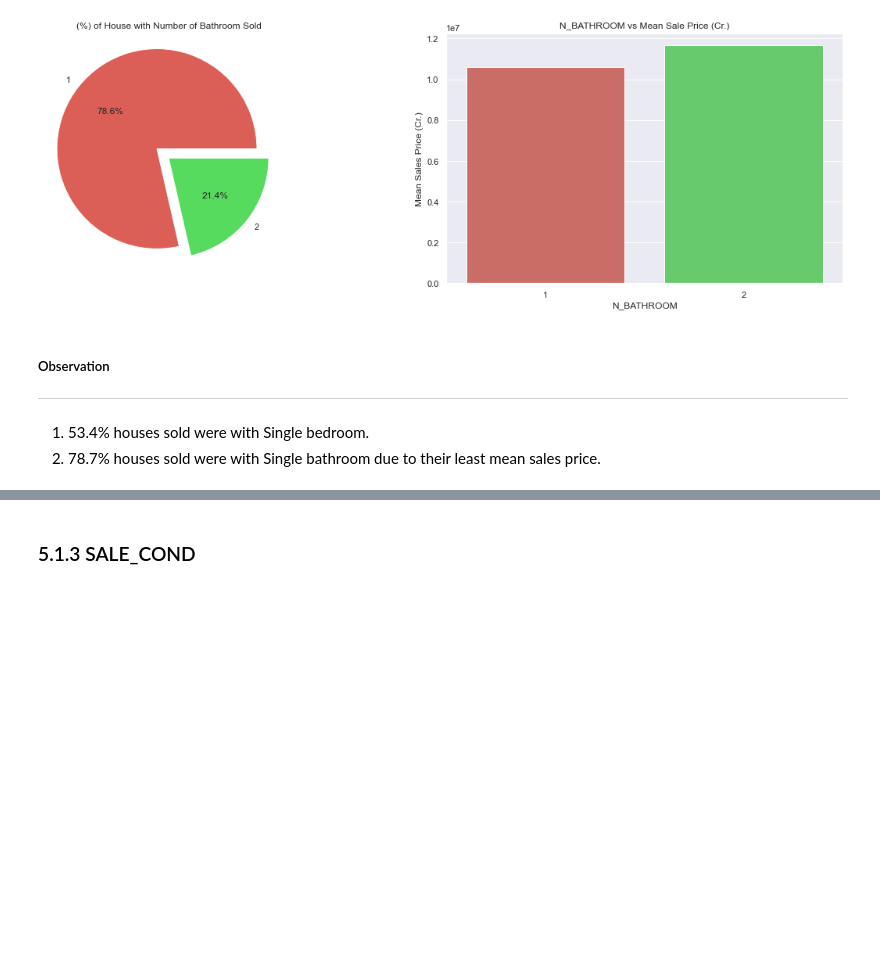
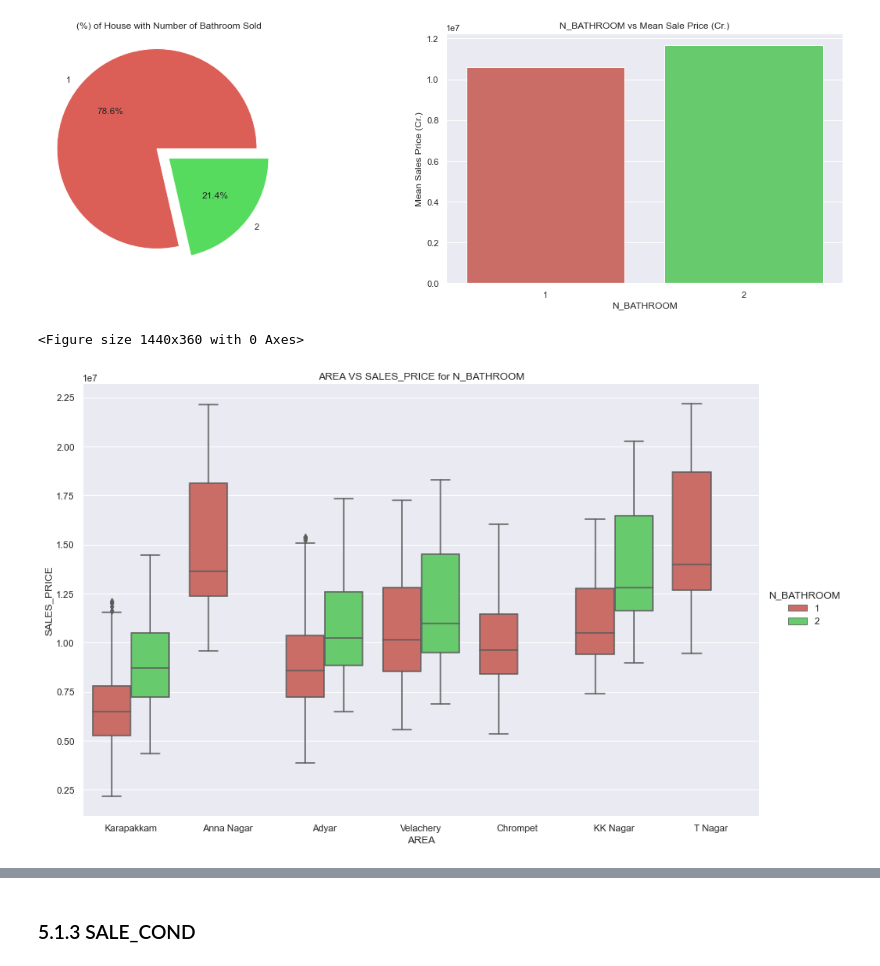
Before and after one commit to Jeyramana/House_Price_Predict, a Jupyter notebook: House_Price_Predict.ipynb, the cells around one changed output, grey strips where cells are left out. Saved outputs shown, nothing was run; the diff lists cells and outputs as text; code cells hidden in the pictures; blank space fills up the shorter version.

```diff
--- a/House_Price_Predict.ipynb
+++ b/House_Price_Predict.ipynb
@@ -1131,8 +1142,14 @@ plt.title('N_BATHROOM vs Mean Sale Price (Cr.)')
 plt.show()
 # %% [output]
 [figure]
-# %% [markdown]
-##### Observation
-----------------
-1. 53.4% houses sold were with Single bedroom.
-2. 78.7% houses sold were with Single bathroom due to their least mean sales price.
+# %%
+plt.figure(figsize=(20, 5))
+sns.catplot(data=df, x='AREA', y='SALES_PRICE', hue='N_BATHROOM', kind='box',
+            height=8, aspect=1.5)
+plt.title('AREA VS SALES_PRICE for N_BATHROOM')
+plt.xlabel('AREA')
+plt.ylabel('SALES_PRICE')
+plt.show()
+# %% [output]
+<Figure size 1440x360 with 0 Axes>
+[figure, added]
```
Also changed, not shown: parts of 31 cells of this notebook.
